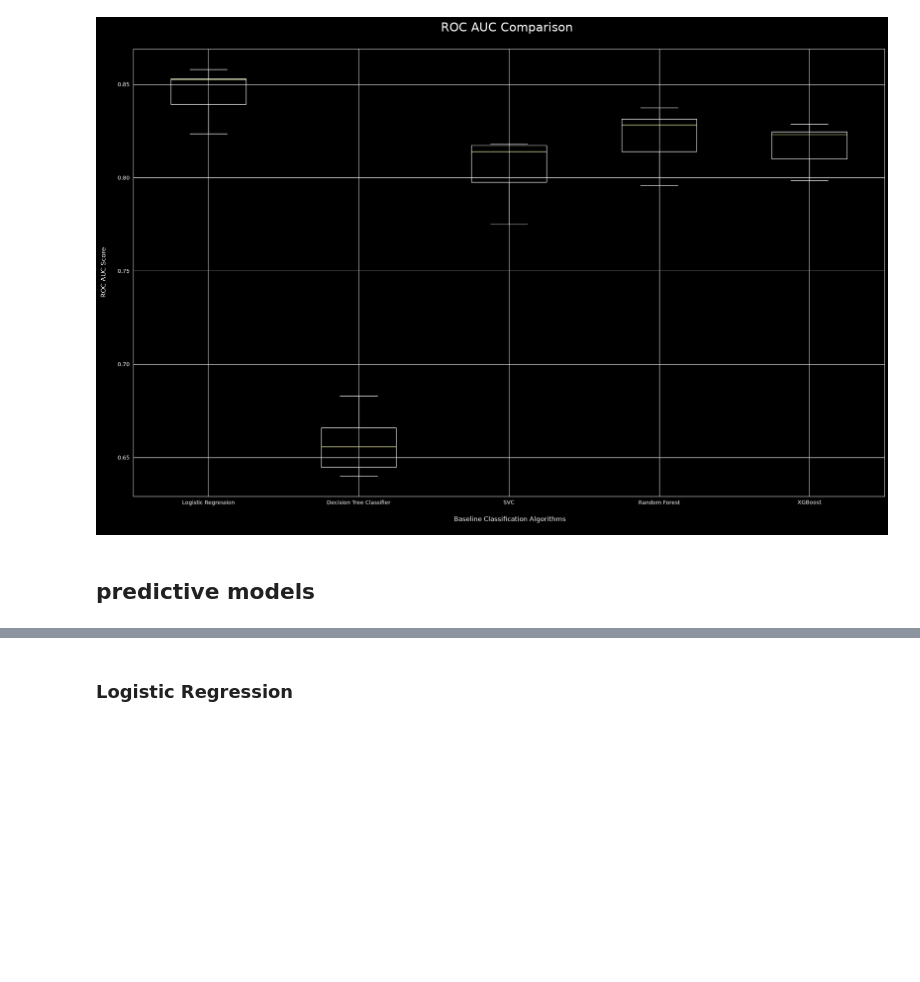
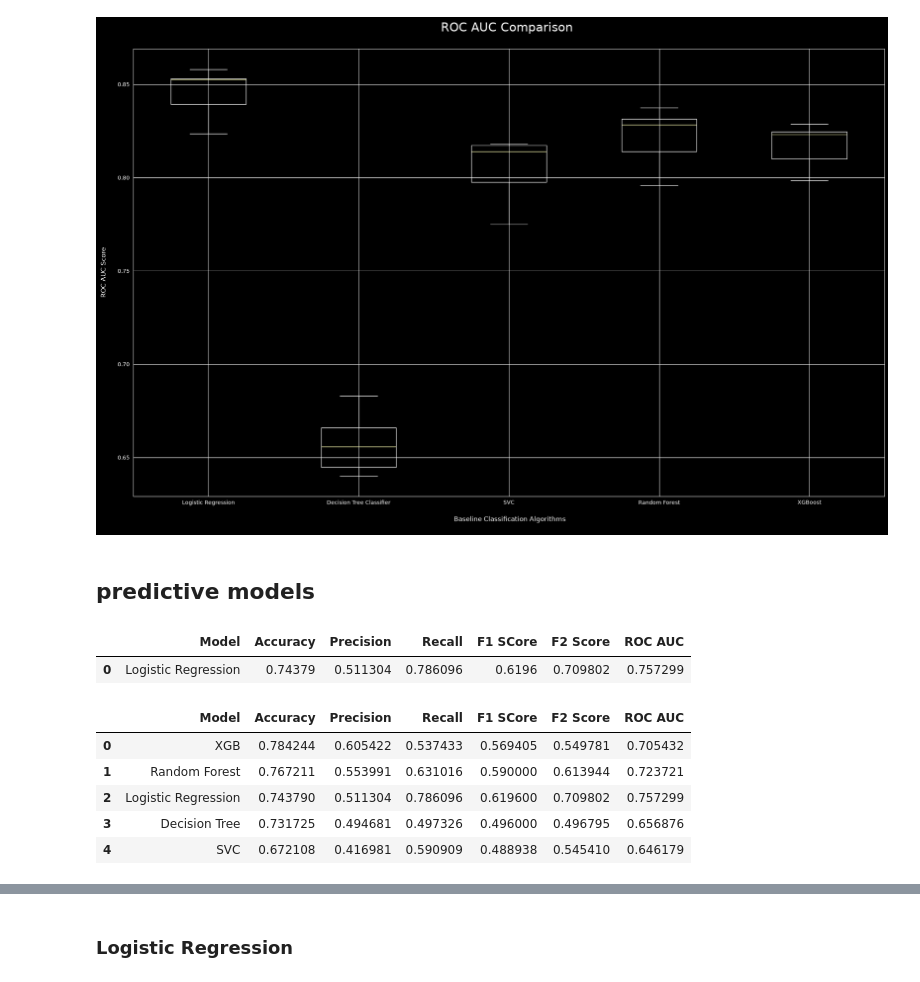
Before and after one commit to rzadrzi/customer_churn_analysis, a Jupyter notebook: customer_churn_analysis.ipynb, the cells around one changed output, grey strips where cells are left out. Drawn from its saved outputs; the diff is of its cells as text; code cells hidden in the pictures; blank space fills up the shorter version.

```diff
--- a/customer_churn_analysis.ipynb
+++ b/customer_churn_analysis.ipynb
@@ -582,0 +606,16 @@ def model_evaluation(y_test, y_pred, model_name):
+# %%
+lr_eval
+# %% [output]
+|  | Model | Accuracy | Precision | Recall | F1 SCore | F2 Score | ROC AUC |
+| 0 | Logistic Regression | 0.74379 | 0.511304 | 0.786096 | 0.6196 | 0.709802 | 0.757299 |
+# %%
+eval_ = pd.concat([lr_eval,dtc_eval,rfc_eval,svc_eval,xgboost_eval]).sort_values(["Precision",
+"Recall", "F2 Score"], ascending = False).reset_index().drop(columns = "index")
+eval_
+# %% [output]
+|  | Model | Accuracy | Precision | Recall | F1 SCore | F2 Score | ROC AUC |
+| 0 | XGB | 0.784244 | 0.605422 | 0.537433 | 0.569405 | 0.549781 | 0.705432 |
+| 1 | Random Forest | 0.767211 | 0.553991 | 0.631016 | 0.590000 | 0.613944 | 0.723721 |
+| 2 | Logistic Regression | 0.743790 | 0.511304 | 0.786096 | 0.619600 | 0.709802 | 0.757299 |
+| 3 | Decision Tree | 0.731725 | 0.494681 | 0.497326 | 0.496000 | 0.496795 | 0.656876 |
+| 4 | SVC | 0.672108 | 0.416981 | 0.590909 | 0.488938 | 0.545410 | 0.646179 |
```
Also changed, not shown: parts of 3 cells of this notebook.
